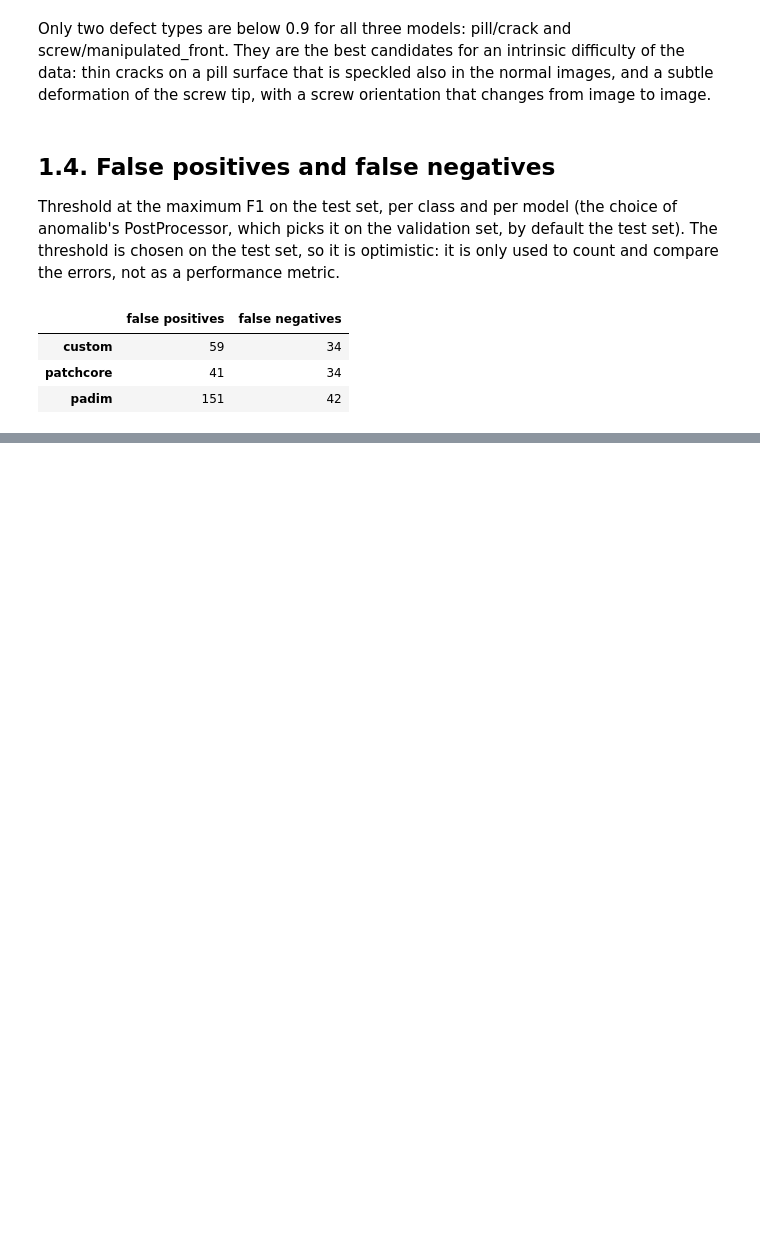
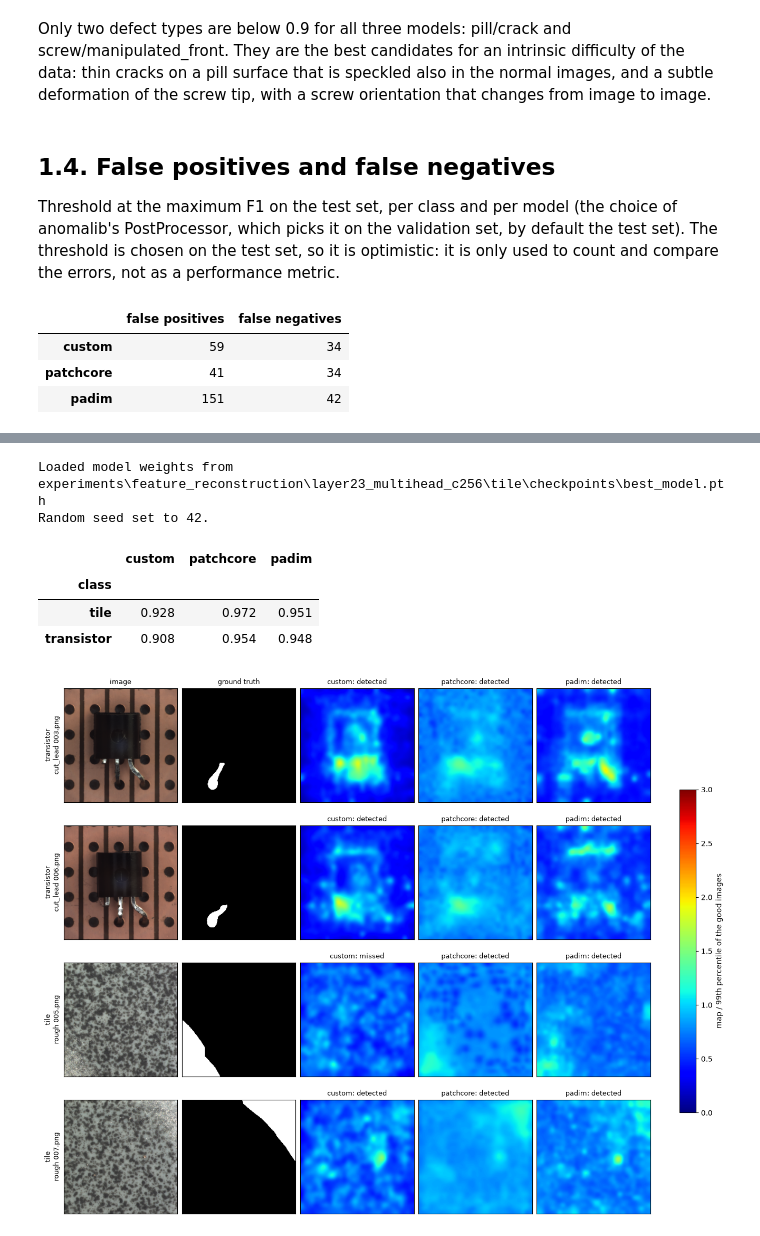
Before and after one commit to damat-fla/unsupervised_industrial_anomaly_detection, a Jupyter notebook: error_analysis.ipynb, the cells around one changed output, grey strips where cells are left out. Drawn from its saved outputs; the diff is of its cells as text; code cells hidden in the pictures; blank space fills up the shorter version.

```diff
--- a/error_analysis.ipynb
+++ b/error_analysis.ipynb
@@ -248,0 +376,31 @@ The custom model misses as many defective images as PatchCore, its extra errors
+# %%
+def pixel_auroc_per_image(cls):
+    dataset, maps = class_maps(cls)
+    rows = []
+    for i, sample in enumerate(dataset.samples):
+        if sample['label'] == 0:
+            continue
+        mask = dataset[i]['mask'][0].numpy().ravel() > 0.5
+        row = {'class': cls, 'path': str(sample['rgb_path']), 'defect_type': sample['defect_type']}
+        for model in MODELS:
+            row[model] = roc_auc_score(mask, maps[model][i].ravel())
+        rows.append(row)
+    return pd.DataFrame(rows)
+
+
+localization = pd.concat([pixel_auroc_per_image(cls) for cls in ['transistor', 'tile']], ignore_index=True)
+localization['custom - patchcore'] = localization.custom - localization.patchcore
+display(localization.groupby('class')[MODELS].mean().round(3))
+
+selected = []
+for cls in ['transistor', 'tile']:
+    selected += pick(localization[localization['class'] == cls], 2, 'custom - patchcore')
+plot_maps(selected, 'localization.png')
+# %% [output]
+Loaded model weights from experiments\feature_reconstruction\layer23_multihead_c256\tile\checkpoints\best_model.pth
+Random seed set to 42.
+|  | custom | patchcore | padim |
+| class |  |  |  |
+| tile | 0.928 | 0.972 | 0.951 |
+| transistor | 0.908 | 0.954 | 0.948 |
+[figure, added]
```
Also changed, not shown: parts of 21 cells of this notebook.
